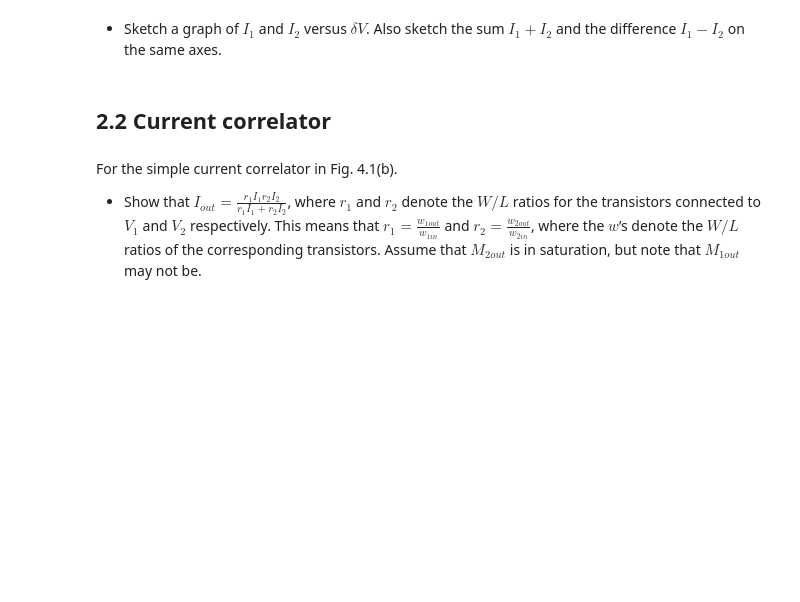
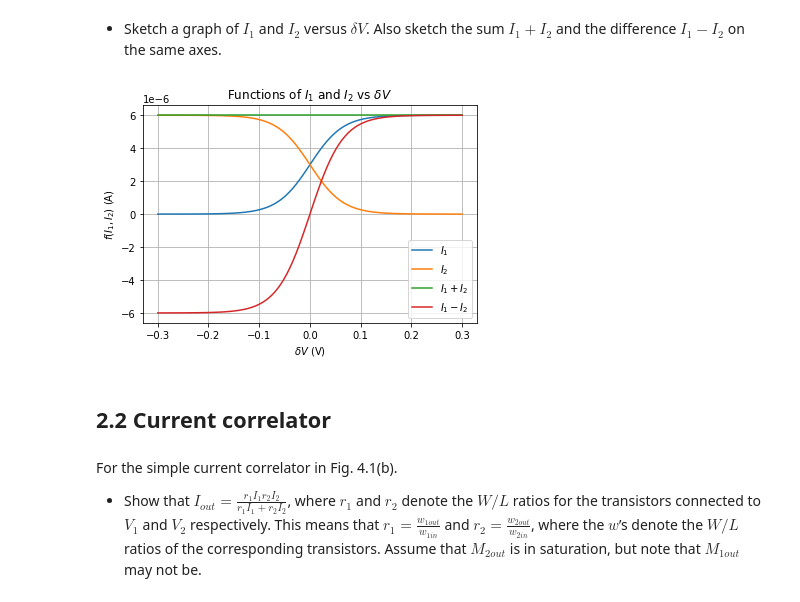
Before and after one commit to janhohenheim/neuromorphic-engineering-one, a Jupyter notebook: neuromorphic_engineering_one/session4_static_circuits/2021_Lab04_Static_Circuits_4.5_Jan_Hohenheim.ipynb, the cells around one changed output. Saved outputs shown, nothing was run; the diff lists cells and outputs as text; code cells hidden in the pictures; blank space fills up the shorter version.

```diff
--- a/neuromorphic_engineering_one/session4_static_circuits/2021_Lab04_Static_Circuits_4.5_Jan_Hohenheim.ipynb
+++ b/neuromorphic_engineering_one/session4_static_circuits/2021_Lab04_Static_Circuits_4.5_Jan_Hohenheim.ipynb
@@ -56,5 +108,23 @@ All parts of this question refer to the differential pair shown in Fig. 4.1(a).
 # %% [markdown]
 * Sketch a graph of $I_1$ and $I_2$ versus $\delta V$. Also sketch the sum $I_1 +I_2$ and the difference $I_1-I_2$ on the same axes.
+# %%
+V_1 = 0.3
+V_2 = np.linspace(0.0, 0.6, 100)
+I_1 = I_b*np.exp(K*V_1/U_T)/(np.exp(K*V_1/U_T) + np.exp(K*V_2/U_T))
+I_2 = I_b*np.exp(K*V_2/U_T)/(np.exp(K*V_1/U_T) + np.exp(K*V_2/U_T))
+delta_V = V_1 - V_2
+plt.plot(delta_V, I_1, label=f'$I_1$')
+plt.plot(delta_V, I_2, label=f'$I_2$')
+plt.plot(delta_V, I_1 + I_2, label=f'$I_1 + I_2$')
+plt.plot(delta_V, I_1 - I_2, label=f'$I_1 - I_2$')
+plt.xlabel('$\delta V$ (V)')
+plt.ylabel('$f(I_1, I_2)$ (A)')
+plt.title('Functions of $I_1$ and $I_2$ vs $\delta V$')
+plt.legend()
+plt.grid()
+plt.show()
+# %% [output]
+[figure, added]
 # %% [markdown]
 ## 2.2 Current correlator
 # %% [markdown]
```
Also changed, not shown: parts of 8 cells of this notebook, 1 other file.
